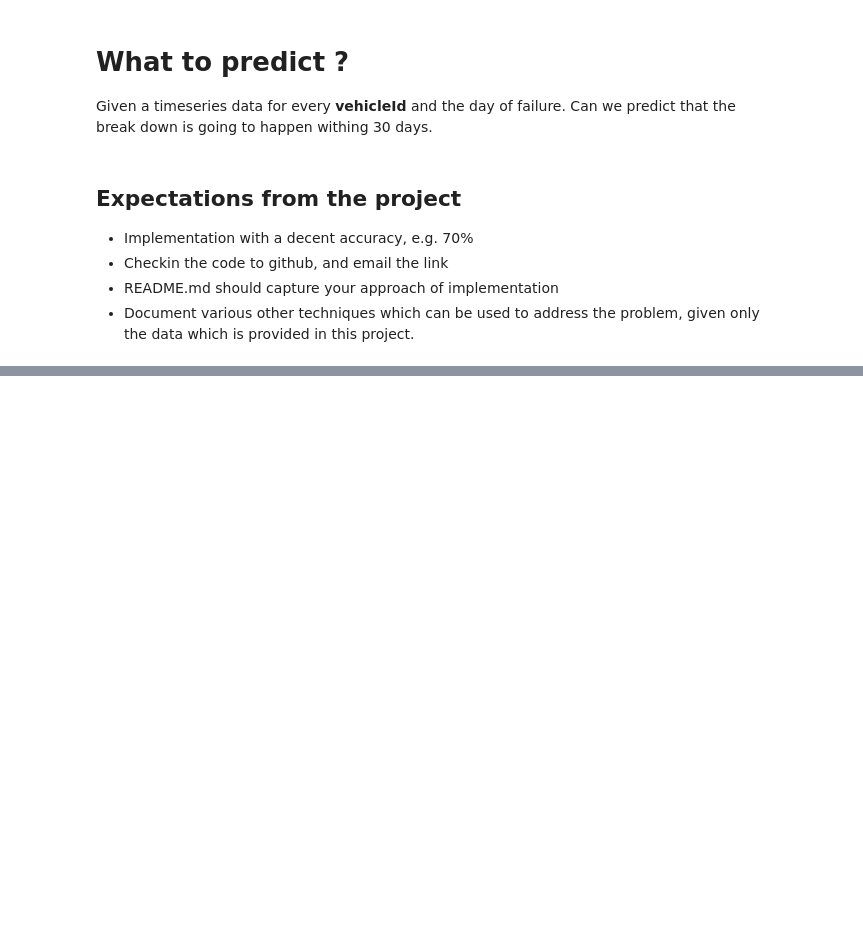
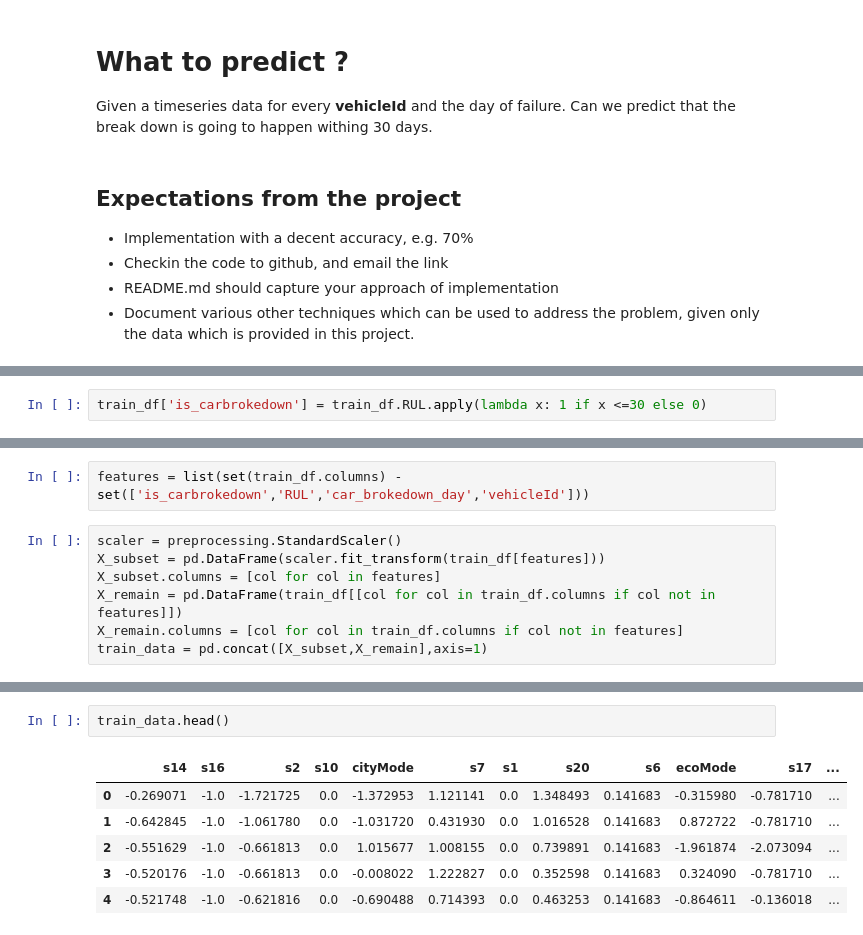
Before and after one commit to prisawant/car_breakdown_prediction, a Jupyter notebook: car_breakdown_prediction.ipynb, the cells around one changed output, grey strips where cells are left out. Drawn from its saved outputs; the diff is of its cells as text; blank space fills up the shorter version.

```diff
--- a/car_breakdown_prediction.ipynb
+++ b/car_breakdown_prediction.ipynb
@@ -26,0 +132,2 @@ Given a timeseries data for every **vehicleId** and the day of failure. Can we p
+# %%
+train_df['is_carbrokedown'] = train_df.RUL.apply(lambda x: 1 if x <=30 else 0)
@@ -26,0 +214,9 @@ Given a timeseries data for every **vehicleId** and the day of failure. Can we p
+# %%
+features = list(set(train_df.columns) -set(['is_carbrokedown','RUL','car_brokedown_day','vehicleId']))
+# %%
+scaler = preprocessing.StandardScaler()
+X_subset = pd.DataFrame(scaler.fit_transform(train_df[features]))
+X_subset.columns = [col for col in features]
+X_remain = pd.DataFrame(train_df[[col for col in train_df.columns if col not in features]])
+X_remain.columns = [col for col in train_df.columns if col not in features]
+train_data = pd.concat([X_subset,X_remain],axis=1)
@@ -26,0 +227,9 @@ Given a timeseries data for every **vehicleId** and the day of failure. Can we p
+# %%
+train_data.head()
+# %% [output]
+|  | s14 | s16 | s2 | s10 | cityMode | s7 | s1 | s20 | s6 | ecoMode | s17 | ... |
+| 0 | -0.269071 | -1.0 | -1.721725 | 0.0 | -1.372953 | 1.121141 | 0.0 | 1.348493 | 0.141683 | -0.315980 | -0.781710 | ... |
+| 1 | -0.642845 | -1.0 | -1.061780 | 0.0 | -1.031720 | 0.431930 | 0.0 | 1.016528 | 0.141683 | 0.872722 | -0.781710 | ... |
+| 2 | -0.551629 | -1.0 | -0.661813 | 0.0 | 1.015677 | 1.008155 | 0.0 | 0.739891 | 0.141683 | -1.961874 | -2.073094 | ... |
+| 3 | -0.520176 | -1.0 | -0.661813 | 0.0 | -0.008022 | 1.222827 | 0.0 | 0.352598 | 0.141683 | 0.324090 | -0.781710 | ... |
+| 4 | -0.521748 | -1.0 | -0.621816 | 0.0 | -0.690488 | 0.714393 | 0.0 | 0.463253 | 0.141683 | -0.864611 | -0.136018 | ... |
```
Also changed, not shown: parts of 61 cells of this notebook.
